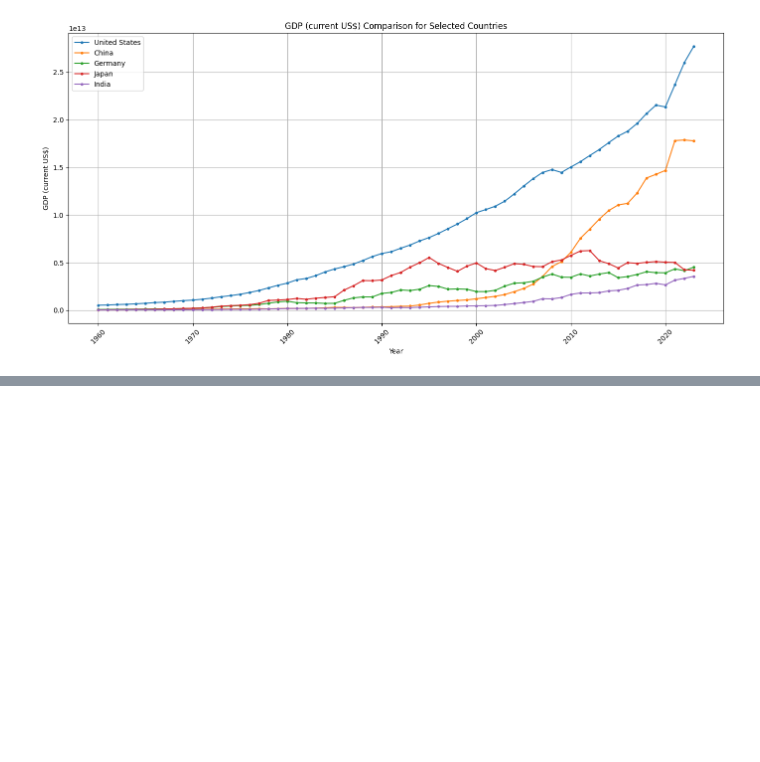
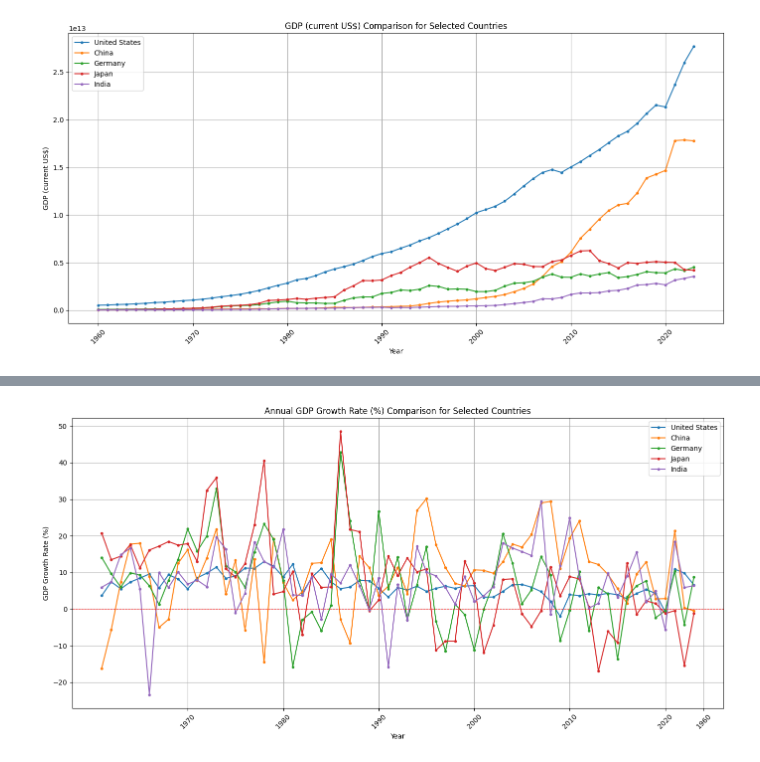
Before and after one commit to samozturk/data_analysis_course, a Jupyter notebook: demo.ipynb, the cells around one changed output, grey strips where cells are left out. Cells and saved outputs as stored; diff of their text form; code cells hidden in the pictures; blank space fills up the shorter version.

```diff
--- a/demo.ipynb
+++ b/demo.ipynb
@@ -241,0 +297,3 @@ plt.show() # Display the plot
+# %%
+df_compare['GDP Growth Rate (%)'] = df_compare.groupby('Country Name')['GDP (current US$)'].pct_change() * 100
+df_compare
@@ -241,0 +314,36 @@ plt.show() # Display the plot
+# %%
+# Calculate Year-over-Year GDP Growth Rate (%)
+# Ensure data is sorted by Country then Year for correct pct_change calculation
+df_compare.sort_values(['Country Name', 'Year'], inplace=True)
+# Calculate pct_change within each group (country)
+df_compare['GDP Growth Rate (%)'] = df_compare.groupby('Country Name')['GDP (current US$)'].pct_change() * 100
+
+# Create the growth rate plot
+plt.figure(figsize=(14, 7))
+
+# Plot growth rate for each country
+for country in countries_to_compare:
+    df_subset = df_compare[df_compare['Country Name'] == country]
+    # Plotting without the first year (NaN growth rate)
+    plt.plot(df_subset['Year'][1:], df_subset['GDP Growth Rate (%)'][1:], marker='.', linestyle='-', label=country)
+
+# Add titles and labels
+plt.title('Annual GDP Growth Rate (%) Comparison for Selected Countries')
+plt.xlabel('Year')
+plt.ylabel('GDP Growth Rate (%)')
+plt.axhline(0, color='red', linestyle='--', linewidth=0.8) # Add a line at 0% growth
+plt.legend() # Add legend
+plt.grid(True) # Add a grid
+
+# Improve x-axis labels
+# Using the same logic as Plot 2
+if len(all_years) > 10:
+     tick_frequency = 5 if len(all_years) <= 60 else 10
+     plt.xticks(all_years[::tick_frequency], rotation=45)
+else:
+    plt.xticks(rotation=45)
+
+plt.tight_layout() # Adjust layout
+plt.show() # Display the plot
+# %% [output]
+[figure, added]
```
Also changed, not shown: parts of 18 cells of this notebook, 4 other files.
